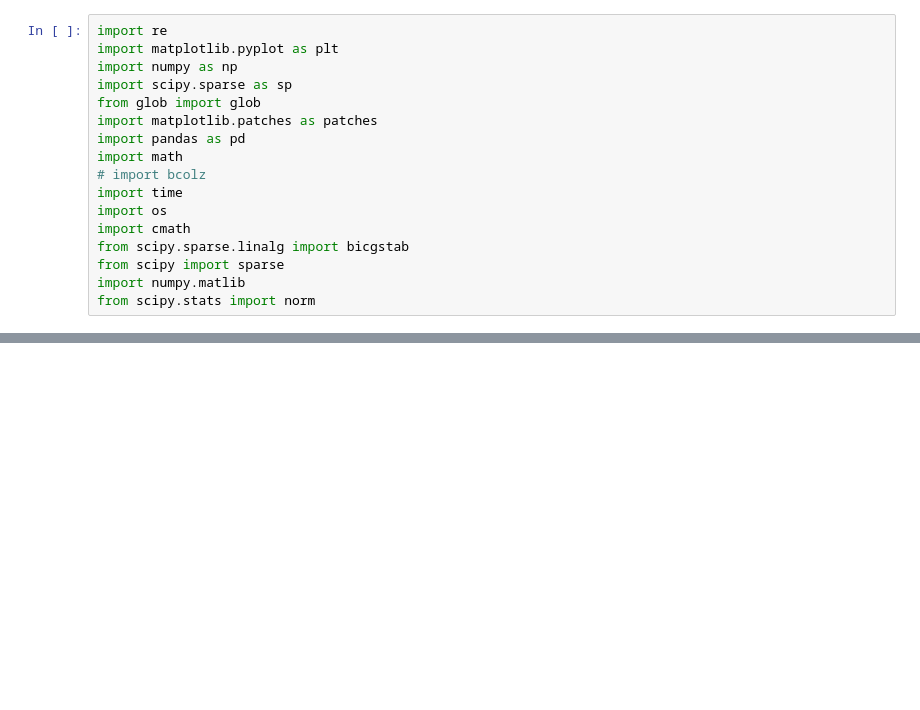
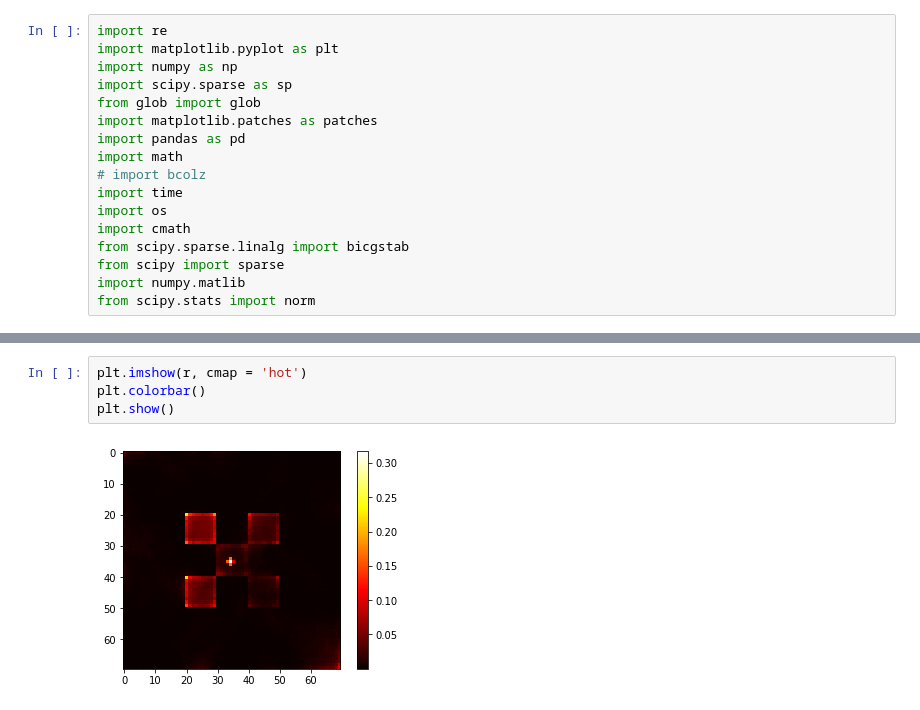
Before and after one commit to MrCrHaM/Passenger, a Jupyter notebook: MatlabFilesVectorField/02-24-18-Cem'sCode.ipynb, the cells around one changed output, grey strips where cells are left out. Drawn from its saved outputs; the diff is of its cells as text; blank space fills up the shorter version.

```diff
--- a/MatlabFilesVectorField/02-24-18-Cem'sCode.ipynb
+++ b/MatlabFilesVectorField/02-24-18-Cem'sCode.ipynb
@@ -289,0 +303,6 @@ Running time of this part is 57.90193295478821 seconds
+# %%
+plt.imshow(r, cmap = 'hot')
+plt.colorbar()
+plt.show()
+# %% [output]
+[figure, added]
```
Also changed, not shown: parts of 6 cells of this notebook, 5 other files.
